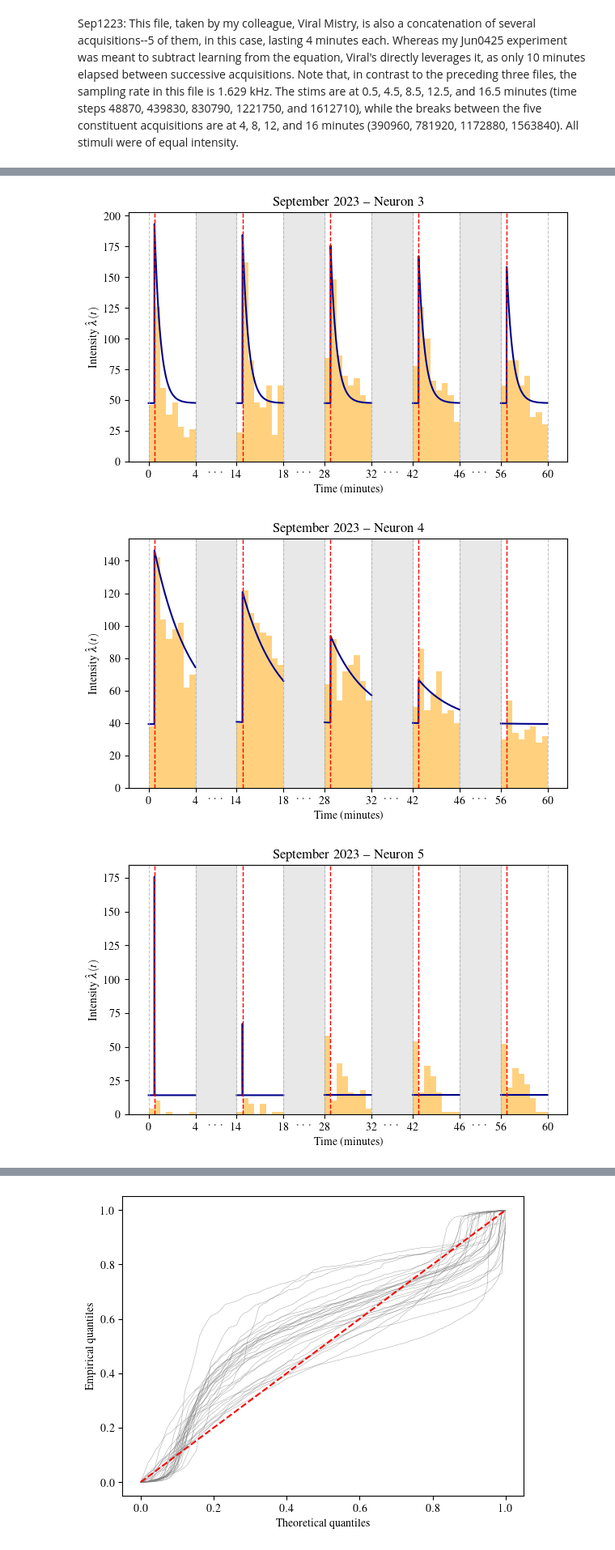
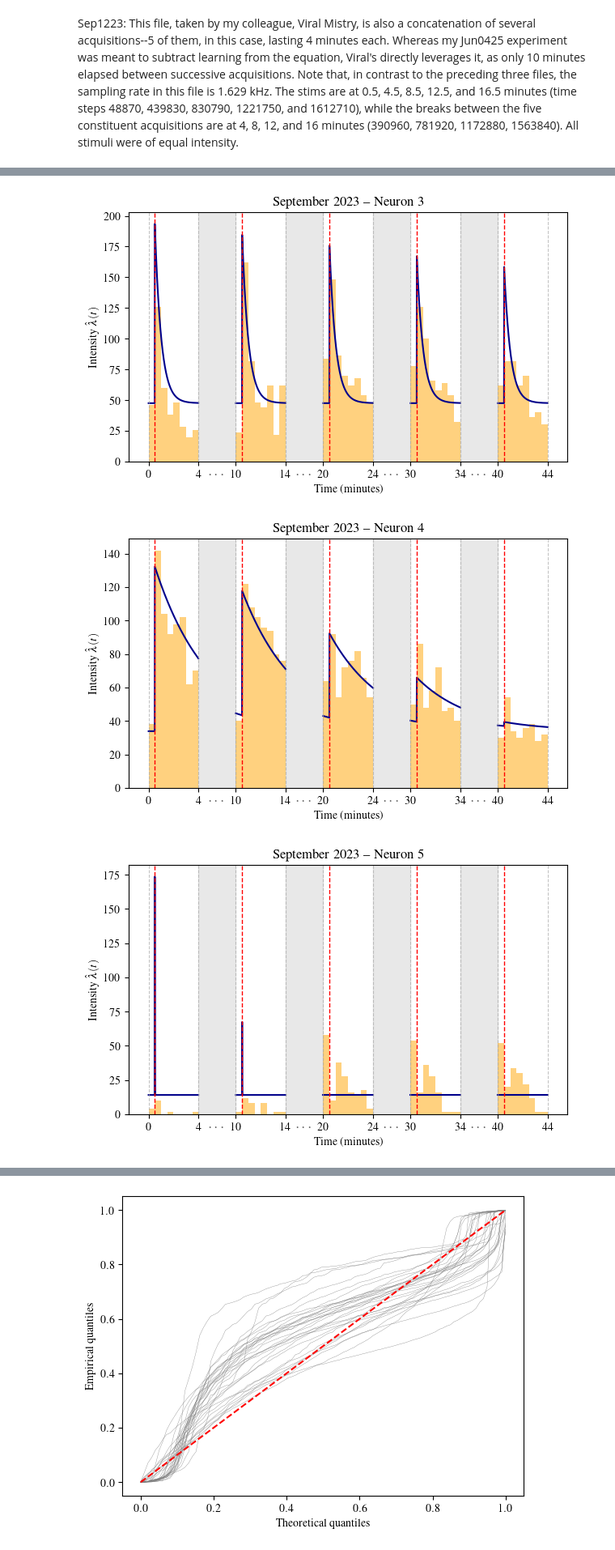
Before and after one commit to fraspass/hep, a Jupyter notebook: notebooks/Sep1223_fit.ipynb, the cells around one changed output, grey strips where cells are left out. Shown at 81% size. Saved outputs shown, nothing was run; the diff lists cells and outputs as text; code cells hidden in the pictures.

```diff
--- a/notebooks/Sep1223_fit.ipynb
+++ b/notebooks/Sep1223_fit.ipynb
@@ -9,13 +9,13 @@ def adjust_time(t, sr):
     if t < 390960:
         return t
     elif t < 781920:
-        return t + sr * 60 * 10
+        return t + sr * 60 * 6
     elif t < 1172880:
-        return t + 2 * (sr * 60 * 10)
+        return t + 2 * (sr * 60 * 6)
     elif t < 1563840:
-        return t + 3 * (sr * 60 * 10)
+        return t + 3 * (sr * 60 * 6)
     else:
-        return t + 4 * (sr * 60 * 10)
+        return t + 4 * (sr * 60 * 6)
 # %%
 sr = 1629.0
 stimuli = [adjust_time(time, sr) / (sr * 60) for time in [48870, 439830, 830790, 1221750, 1612710]]
@@ -26,6 +26,6 @@ stimuli
 # %%
-T = 60
-observation_intervals = [[0, 4], [14, 18], [28, 32], [42, 46], [56, 60]]
+T = 44
+observation_intervals = [[0, 4], [10, 14], [20, 24], [30, 34], [40, 44]]
 # %%
 import matplotlib.pyplot as plt
 ## Compile with tikz and times font
@@ -34,8 +34,8 @@ plt.rc('font', family='times')
 # %%
 import hep
 # %%
-gap = 6.5  # minutes to shift each interval for plotting
-
+gap = 3  # minutes to shift each interval for plotting
+np.random.seed(442)
 init_params1 = [np.log(10), np.log(10), np.log(7.5), np.log(0.01), np.log(1.0), np.log(0.1), np.log(0.05)]
 init_params2 = [np.log(5), np.log(10), np.log(0.5), np.log(0.1), np.log(1.0), np.log(0.1), np.log(0.01)]
 init_params3 = [np.log(10), np.log(50), np.log(7.5), np.log(0.01), np.log(1.0), np.log(0.1), np.log(0.05)]
@@ -81,7 +81,7 @@ for i in range(len(peak_times)):
         gap_left  = observation_intervals[j][1]   - gap * j
         gap_right = observation_intervals[j+1][0] - gap * (j + 1)
         ax.axvspan(gap_left, gap_right, color='lightgray', alpha=0.5, zorder=0)
-        ax.text((gap_left + gap_right) / 2, ax.get_ylim()[1] * (-0.035), r'$\cdots$',
+        ax.text((gap_left + gap_right) / 2, ax.get_ylim()[1] * (-0.045), r'$\cdots$',
                 ha='center', va='center', fontsize=14, color='dimgray', transform=ax.transData)
 
     # Mark stimulus locations (only if within observation intervals)
@@ -118,3 +118,3 @@ for i in range(len(peak_times)):
-[figure, old version]
+[figure, new version]
-[figure, old version]
+[figure, new version]
-[figure, old version]
+[figure, new version]
```
Also changed, not shown: parts of 4 cells of this notebook, 9 other files.
